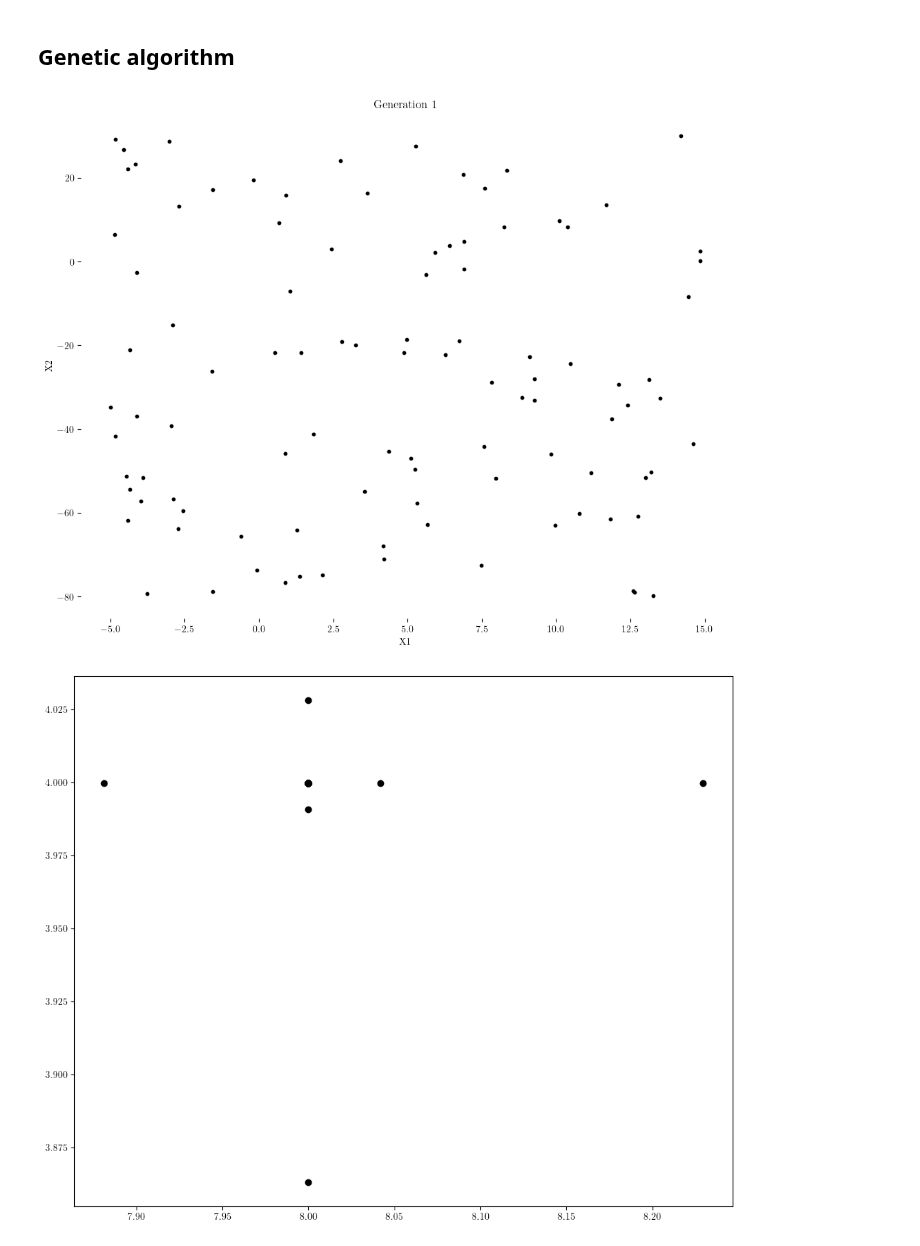
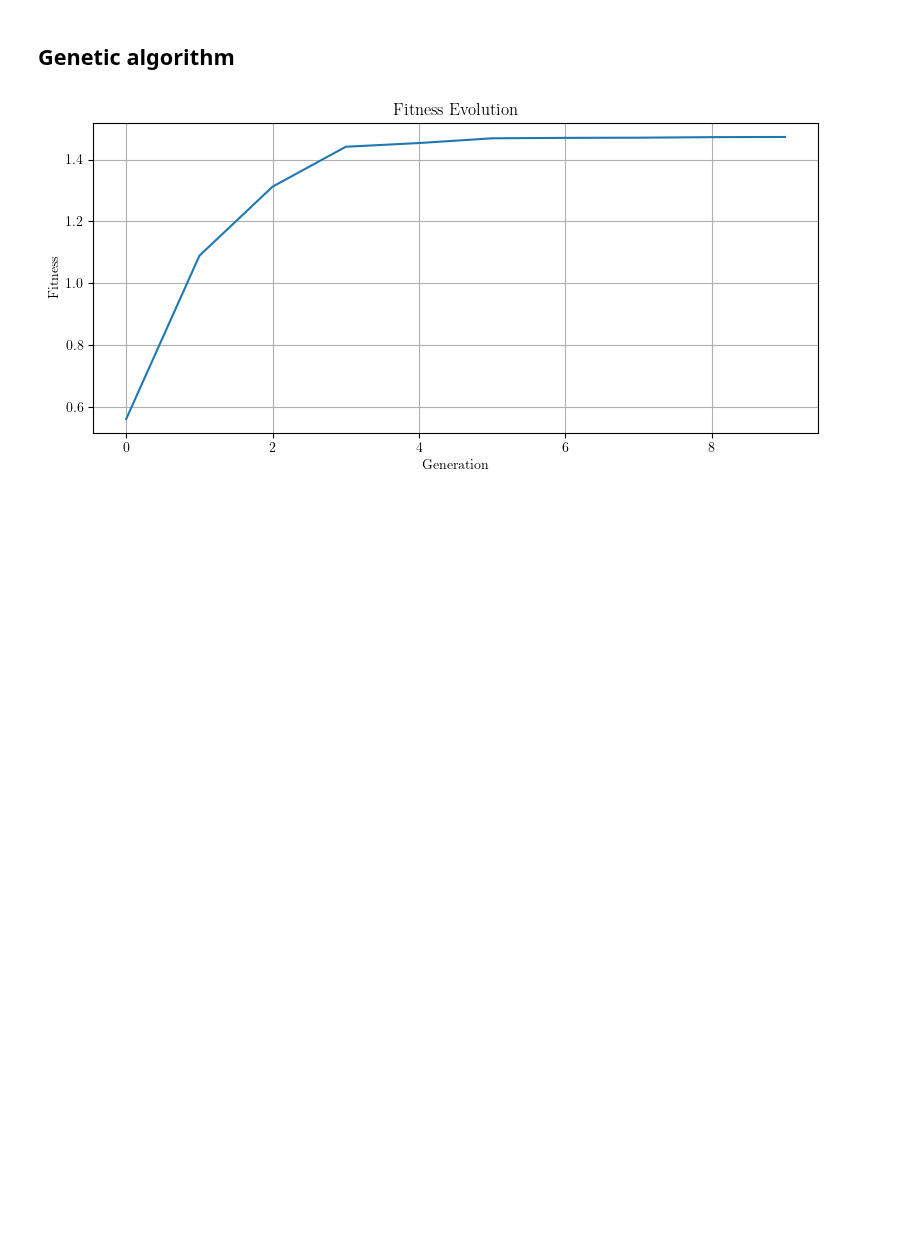
Before and after one commit to mark-hobbs/articles, a Jupyter notebook: design-space-exploration.ipynb, the cells around one changed output. Saved outputs shown, nothing was run; the diff lists cells and outputs as text; code cells hidden in the pictures; blank space fills up the shorter version.

```diff
--- a/design-space-exploration.ipynb
+++ b/design-space-exploration.ipynb
@@ -753,17 +751,15 @@ class Animation:
 # %%
 population_size = 100
 individuals = [Design(genes=[np.random.uniform(-5, 15), np.random.uniform(-80, 30)], posterior=posterior)
                for _ in range(population_size)]
 population = Population(individuals)
 
 ga = GeneticAlgorithm(population,
                       num_generations=10,
                       num_parents=8,
                       mutation_probability=0.05,
-                      animate=True)
+                      animate=False)
 ga.evolve()
-ga.population.plot()
 ga.plot_fitness()
 # %% [output]
-[figure, old version]
+[figure, new version]
-[figure, removed]
```
Also changed, not shown: parts of 6 cells of this notebook, 1 other file.
